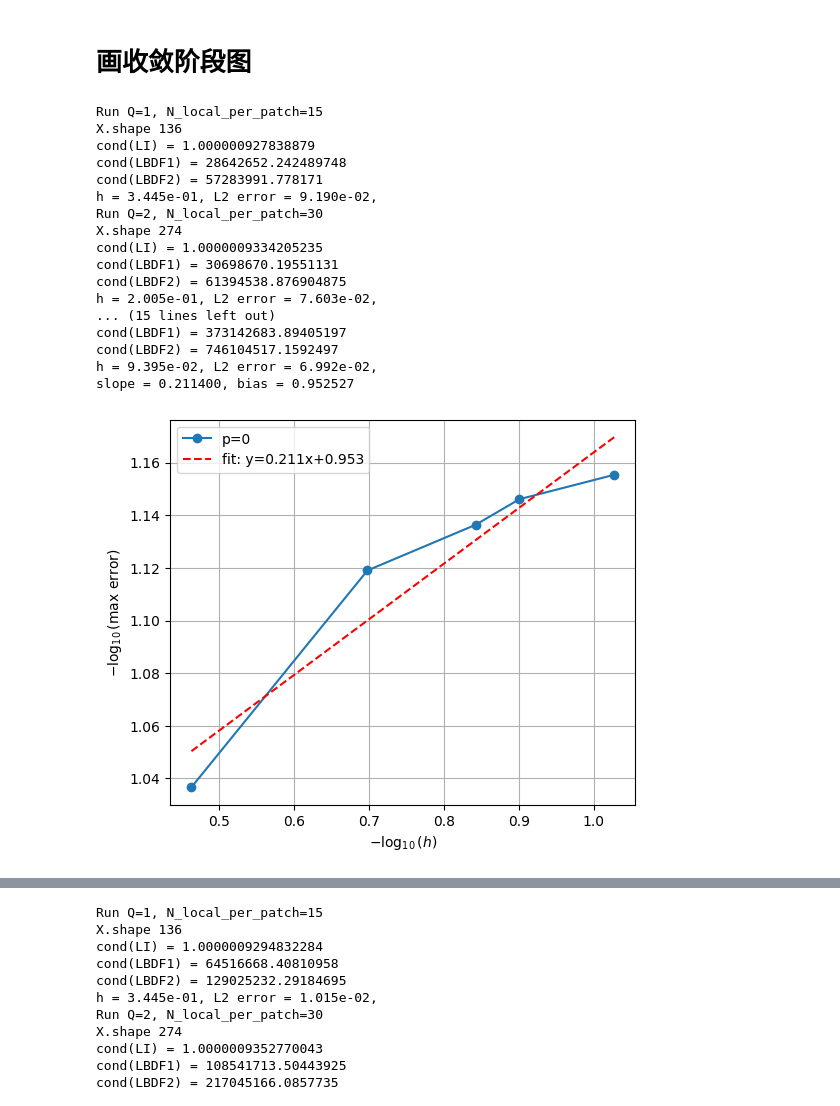
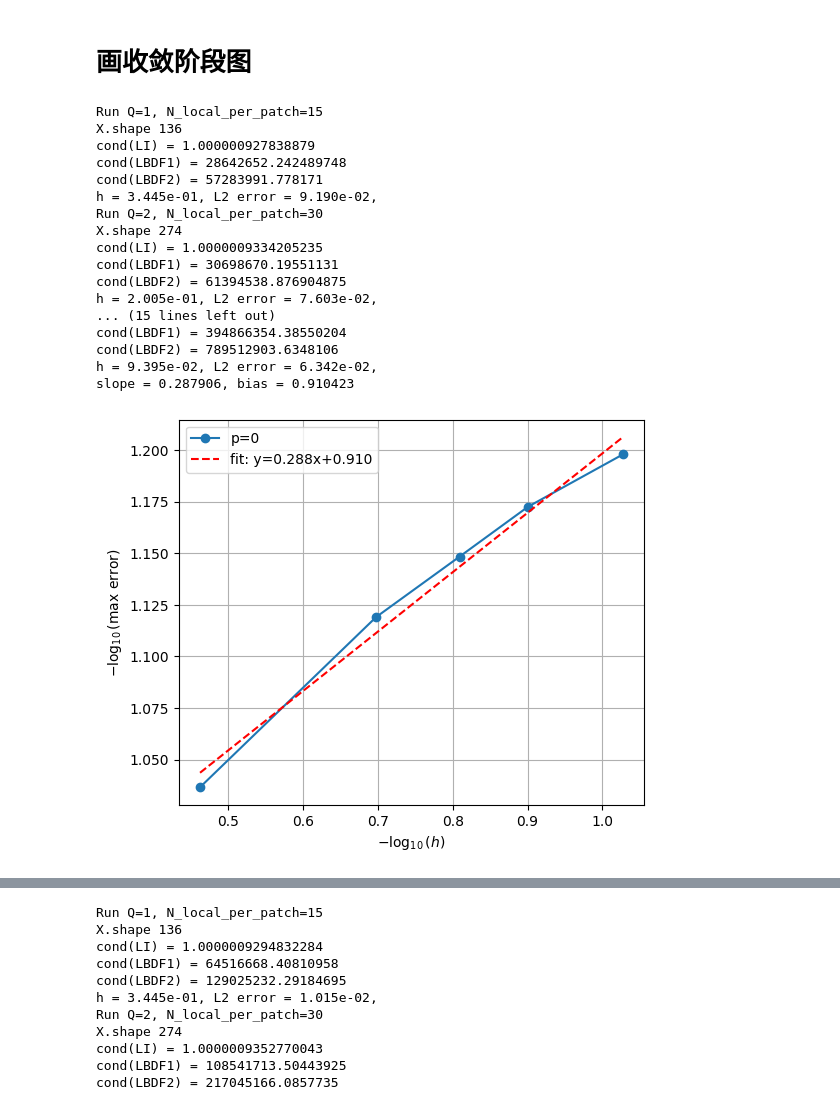
Before and after one commit to wooodswu/one_shot_by_RFM, a Jupyter notebook: mycode/rbf_heat/RFM_FD_heat2d.ipynb, the cells around one changed output, grey strips where cells are left out. Cells and saved outputs as stored; diff of their text form; code cells hidden in the pictures.

```diff
--- a/mycode/rbf_heat/RFM_FD_heat2d.ipynb
+++ b/mycode/rbf_heat/RFM_FD_heat2d.ipynb
@@ -755,16 +755,16 @@ p = 4; Relative L2 error in u_rfmfd: 5.558e-03
 key = 100
 np.random.seed(key)
 
-NN = [15,30,70,100,145]
+NN = [15,30,65,100,145]
 H = np.zeros((5,len(NN)))
 E = np.zeros((5,len(NN)))
-KK = [20,30,45,60,90]
+KK = [20,30,45,70,120]
 tau = 1e-3
 T = 0.2
 Nt = int(T/tau) + 1
 t =  np.linspace(0,T,Nt)
 
-RR = [1e-12,1e-12,1e-12,1e-12,1e-12]
+RR = [1e-12,1e-12,1e-12,1e-12,1e-13]
 
 for qi, n_local in enumerate(NN):
     print(f'Run Q={qi+1}, N_local_per_patch={n_local}')
@@ -806,38 +806,38 @@ if np.count_nonzero(mask) >= 2:
     slope, intercept = np.polyfit(x[mask], y[mask], 1)
     print(f'slope = {slope:.6f}, bias = {intercept:.6f}')
     # 绘图并画出拟合直线
     xx = np.linspace(x[mask].min(), x[mask].max(), 100)
     yy = slope * xx + intercept
     plt.figure(figsize=(6,5))
     plt.plot(x, y, marker='o', linestyle='-', label=f'p={order}')
     plt.plot(xx, yy, 'r--', label=f'fit: y={slope:.3f}x+{intercept:.3f}')
     # plt.plot(xx, yy, 'r--', label='')
     plt.xlabel(r'$- \log_{10}(h)$')
     plt.ylabel(r'$- \log_{10}(\mathrm{max\ error})$')
     plt.legend()
     plt.grid(True)
     # plt.title('p = 1, Convergence scatter and linear fitting ')
     # plt.savefig(f'./result/p={order}_convergence_scatter.eps', bbox_inches='tight')
     plt.show()
 # %% [output]
 Run Q=1, N_local_per_patch=15
 X.shape 136
 cond(LI) = 1.000000927838879
 cond(LBDF1) = 28642652.242489748
 cond(LBDF2) = 57283991.778171
 h = 3.445e-01, L2 error = 9.190e-02,
 Run Q=2, N_local_per_patch=30
 X.shape 274
 cond(LI) = 1.0000009334205235
 cond(LBDF1) = 30698670.19551131
 cond(LBDF2) = 61394538.876904875
 h = 2.005e-01, L2 error = 7.603e-02,
 ... (15 lines left out)
-cond(LBDF1) = 373142683.89405197
-cond(LBDF2) = 746104517.1592497
-h = 9.395e-02, L2 error = 6.992e-02,
-slope = 0.211400, bias = 0.952527
+cond(LBDF1) = 394866354.38550204
+cond(LBDF2) = 789512903.6348106
+h = 9.395e-02, L2 error = 6.342e-02,
+slope = 0.287906, bias = 0.910423
-[figure, old version]
+[figure, new version]
 # %%
 
 key = 100
```
Also changed, not shown: parts of 3 cells of this notebook, 2 other files.
